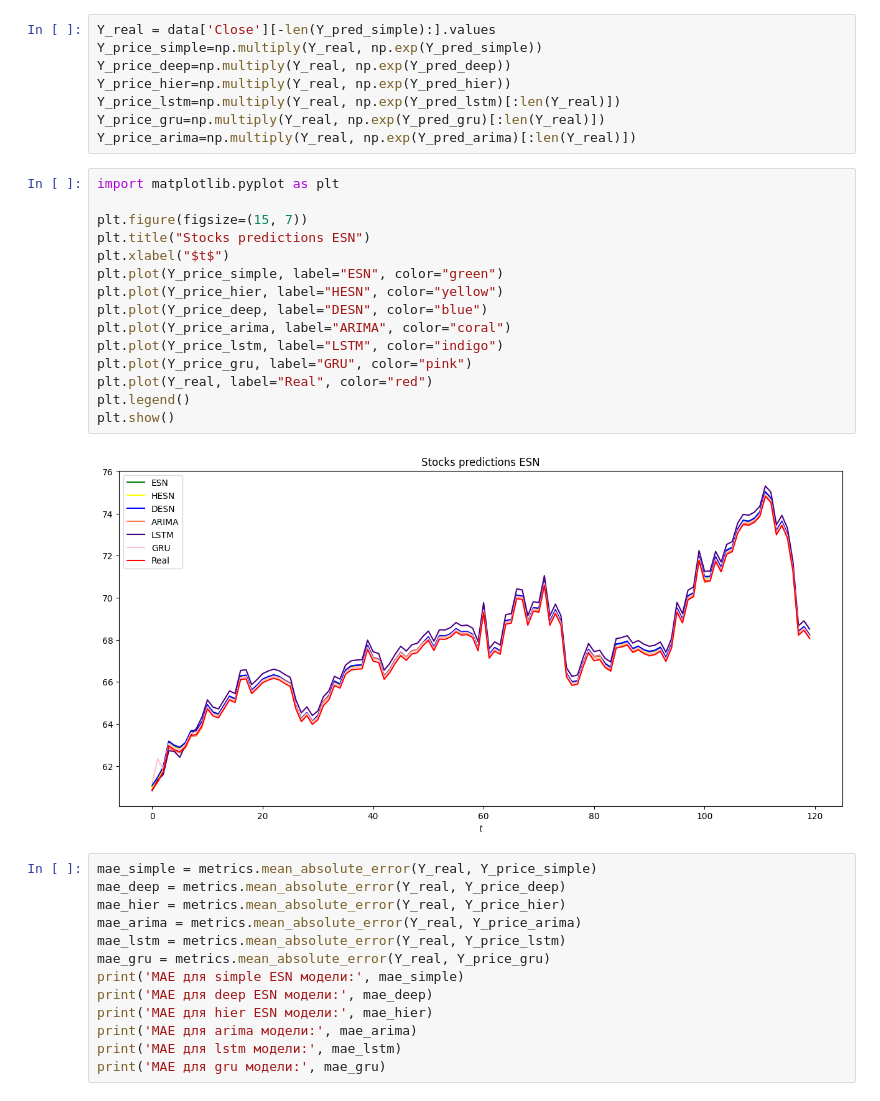
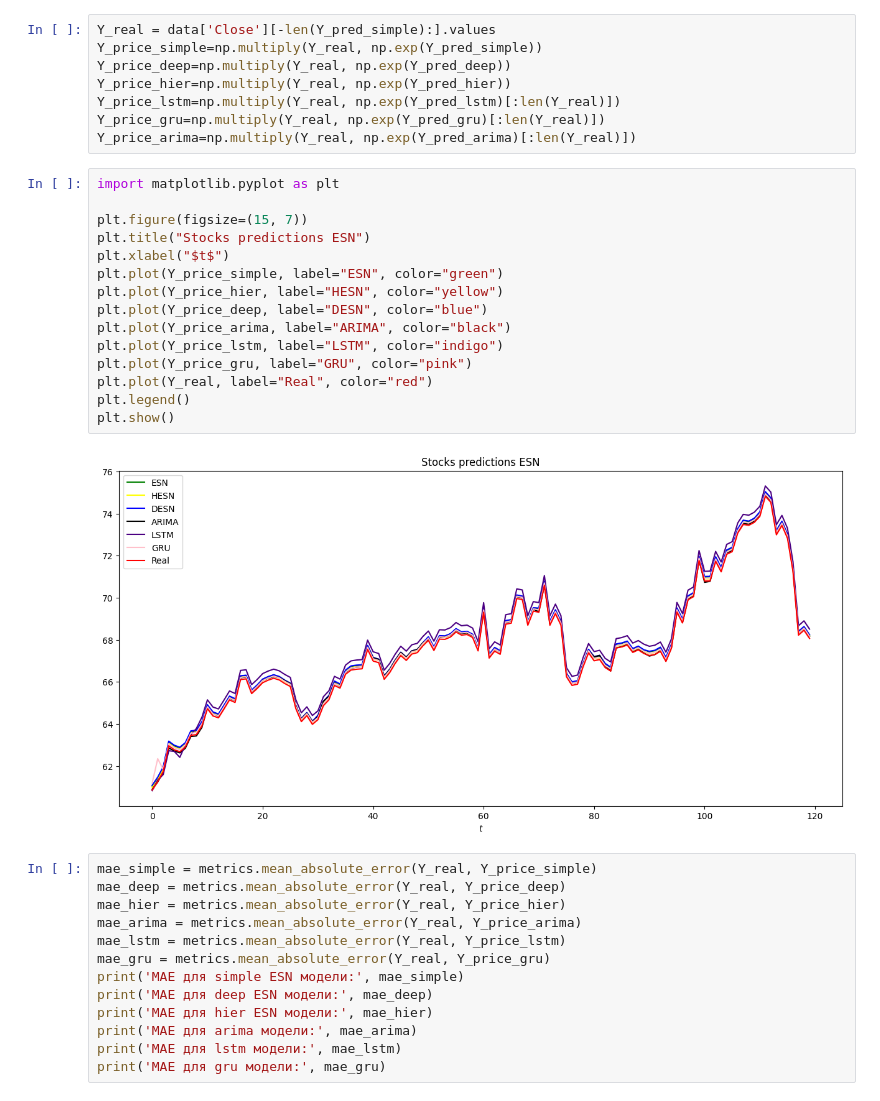
Before and after one commit to alkomarova/ReservoirStocks, a Jupyter notebook: simple_stock_prediction.ipynb, the cells around one changed output. Cells and saved outputs as stored; diff of their text form.

```diff
--- a/simple_stock_prediction.ipynb
+++ b/simple_stock_prediction.ipynb
@@ -200,20 +200,20 @@ Y_price_arima=np.multiply(Y_real, np.exp(Y_pred_arima)[:len(Y_real)])
 # %%
 import matplotlib.pyplot as plt
 
 plt.figure(figsize=(15, 7))
 plt.title("Stocks predictions ESN")
 plt.xlabel("$t$")
 plt.plot(Y_price_simple, label="ESN", color="green")
 plt.plot(Y_price_hier, label="HESN", color="yellow")
 plt.plot(Y_price_deep, label="DESN", color="blue")
-plt.plot(Y_price_arima, label="ARIMA", color="coral")
+plt.plot(Y_price_arima, label="ARIMA", color="black")
 plt.plot(Y_price_lstm, label="LSTM", color="indigo")
 plt.plot(Y_price_gru, label="GRU", color="pink")
 plt.plot(Y_real, label="Real", color="red")
 plt.legend()
 plt.show()
 # %% [output]
-[figure, old version]
+[figure, new version]
 # %%
 mae_simple = metrics.mean_absolute_error(Y_real, Y_price_simple)
 mae_deep = metrics.mean_absolute_error(Y_real, Y_price_deep)
```
Also changed, not shown: parts of 5 cells of this notebook.
